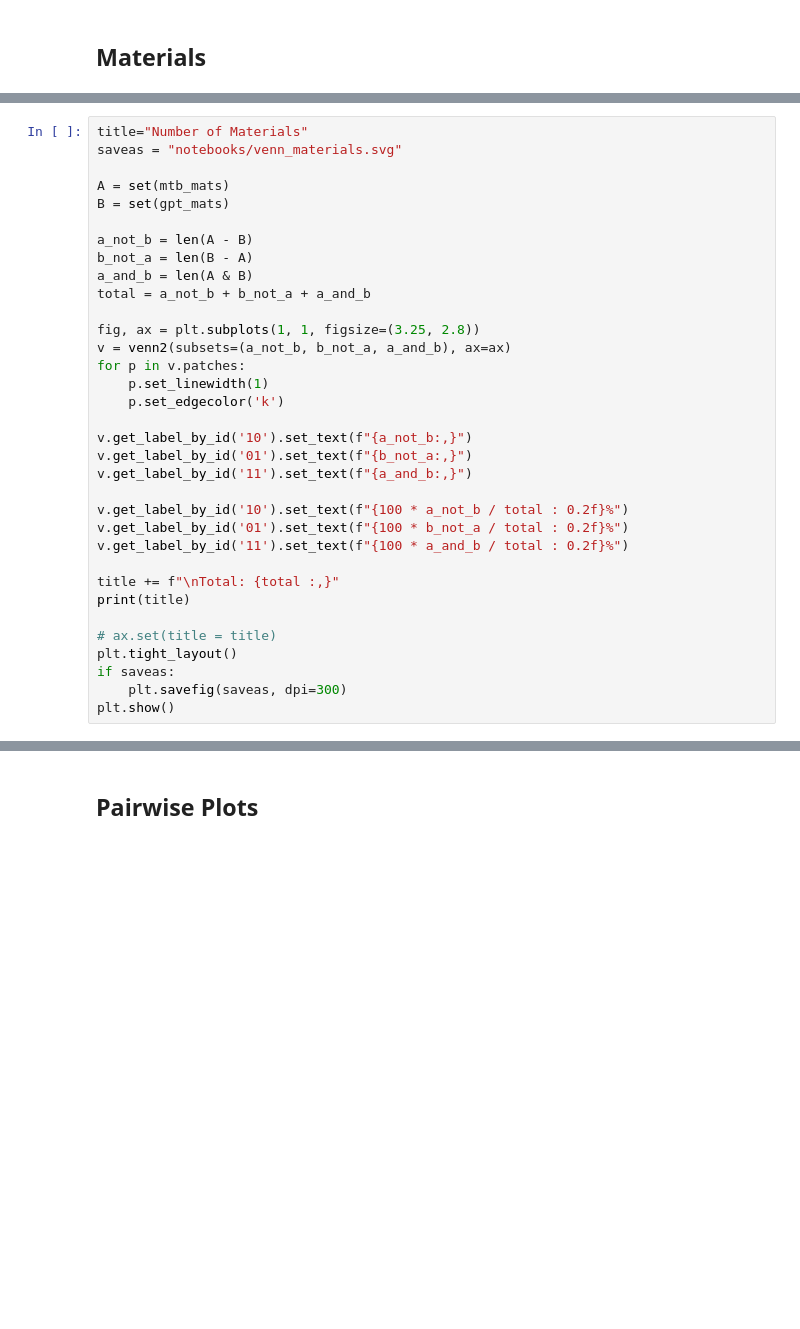
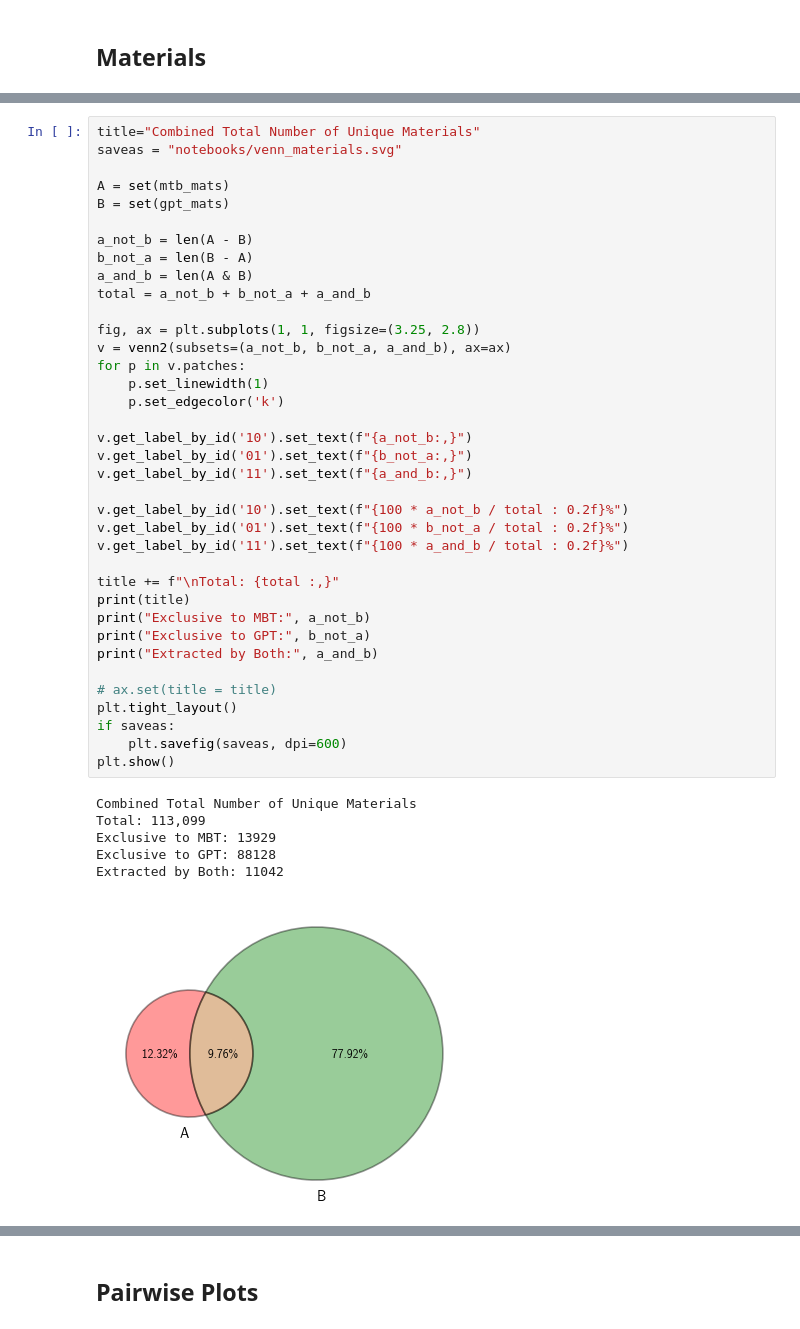
Before and after one commit to Ramprasad-Group/PromptDataExtraction, a Jupyter notebook: notebooks/GPT_vs_MBert.ipynb, the cells around one changed output, grey strips where cells are left out. Drawn from its saved outputs; the diff is of its cells as text; blank space fills up the shorter version.

```diff
--- a/notebooks/GPT_vs_MBert.ipynb
+++ b/notebooks/GPT_vs_MBert.ipynb
@@ -332,34 +374,44 @@ print("\nDone. Total materials =", len(mtb_mats))
 # %%
-title="Number of Materials"
+title="Combined Total Number of Unique Materials"
 saveas = "notebooks/venn_materials.svg"
 
 A = set(mtb_mats)
 B = set(gpt_mats)
 
 a_not_b = len(A - B)
 b_not_a = len(B - A)
 a_and_b = len(A & B)
 total = a_not_b + b_not_a + a_and_b
 
 fig, ax = plt.subplots(1, 1, figsize=(3.25, 2.8))
 v = venn2(subsets=(a_not_b, b_not_a, a_and_b), ax=ax)
 for p in v.patches:
     p.set_linewidth(1)
     p.set_edgecolor('k')
 
 v.get_label_by_id('10').set_text(f"{a_not_b:,}")
 v.get_label_by_id('01').set_text(f"{b_not_a:,}")
 v.get_label_by_id('11').set_text(f"{a_and_b:,}")
 
 v.get_label_by_id('10').set_text(f"{100 * a_not_b / total : 0.2f}%")
 v.get_label_by_id('01').set_text(f"{100 * b_not_a / total : 0.2f}%")
 v.get_label_by_id('11').set_text(f"{100 * a_and_b / total : 0.2f}%")
 
 title += f"\nTotal: {total :,}"
 print(title)
+print("Exclusive to MBT:", a_not_b)
+print("Exclusive to GPT:", b_not_a)
+print("Extracted by Both:", a_and_b)
 
 # ax.set(title = title)
 plt.tight_layout()
 if saveas:
-    plt.savefig(saveas, dpi=300)
+    plt.savefig(saveas, dpi=600)
 plt.show()
+# %% [output]
+Combined Total Number of Unique Materials
+Total: 113,099
+Exclusive to MBT: 13929
+Exclusive to GPT: 88128
+Extracted by Both: 11042
+[figure, added]
```
Also changed, not shown: parts of 17 cells of this notebook.
